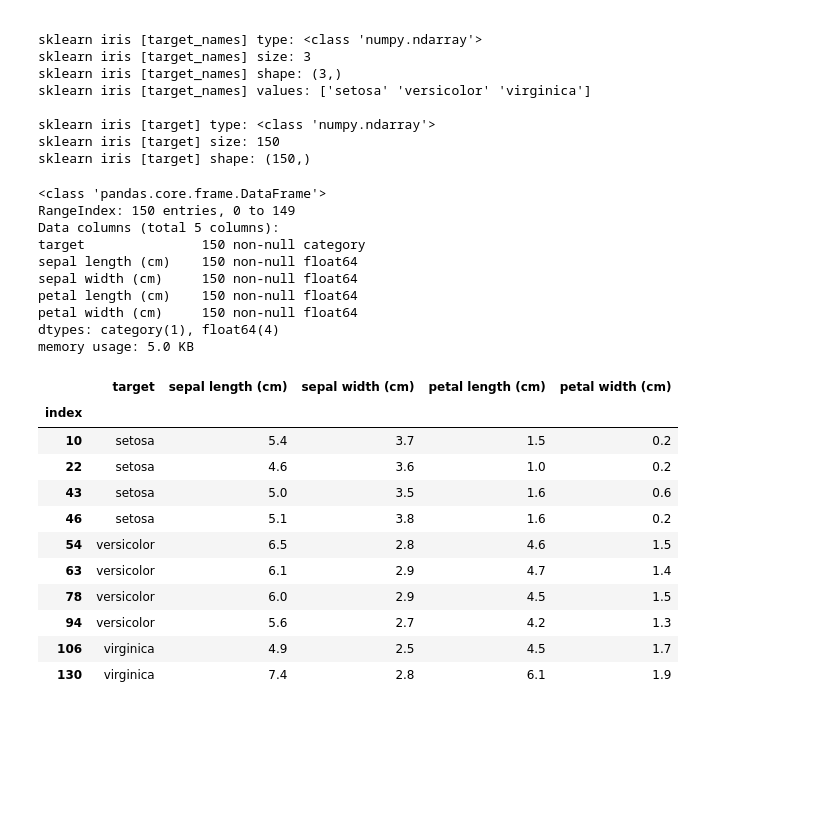
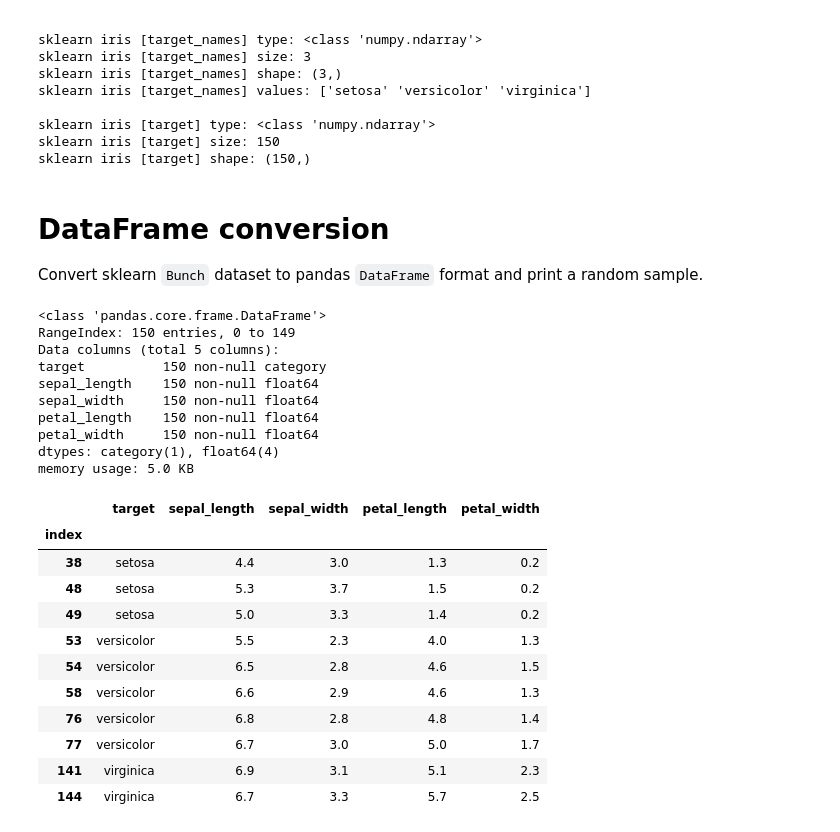
Before and after one commit to kchitresh123/hacker-stats, a Jupyter notebook: iris.ipynb, the cells around one changed output. Cells and saved outputs as stored; diff of their text form; code cells hidden in the pictures; blank space fills up the shorter version.

```diff
--- a/iris.ipynb
+++ b/iris.ipynb
@@ -64,52 +85,61 @@ sklearn iris [target_names] values: ['setosa' 'versicolor' 'virginica']
 sklearn iris [target] type: <class 'numpy.ndarray'>
 sklearn iris [target] size: 150
 sklearn iris [target] shape: (150,)
+# %% [markdown]
+# DataFrame conversion
+
+Convert sklearn `Bunch` dataset to pandas `DataFrame` format and print a random sample.
 # %%
-# Convert SKL Bunch object to a Pandas DataFrame object
-
+# Convert sklearn Bunch object to a pandas DataFrame object
 df_data = np.c_[iris["data"], iris["target"]]
-df_columns: object = iris['feature_names'] + ['target']
+df_columns: object = iris["feature_names"] + ["target"]
 df = pd.DataFrame(data=df_data, columns=df_columns)
 
 # Set DataFrame index column name
-
 df.index.name = "index"
 
+# Rename columns
+df.rename(columns={
+    "sepal length (cm)": "sepal_length",
+    "sepal width (cm)": "sepal_width",
+    "petal length (cm)": "petal_length",
+    "petal width (cm)": "petal_width",
+}, inplace=True)
+
 # Move the last [target] column to the first position
-
 df_columns = df.columns.tolist()
 df_columns = df_columns[-1:] + df_columns[:-1]
 df = df[df_columns]
 
 # Convert [target] column to a category
-
 df.target = df.target.astype(int)
 df.target = df.target.apply(str)
 df.target = df.target.map({"0": "setosa", "1": "versicolor", "2": "virginica"})
 df.target = df.target.astype("category")
 
+# Print properties and a random sample
 df.info()
 df.sample(10).sort_values(by=df.index.name)
 # %% [output]
 <class 'pandas.core.frame.DataFrame'>
 RangeIndex: 150 entries, 0 to 149
 Data columns (total 5 columns):
-target               150 non-null category
-sepal length (cm)    150 non-null float64
-sepal width (cm)     150 non-null float64
-petal length (cm)    150 non-null float64
-petal width (cm)     150 non-null float64
+target          150 non-null category
+sepal_length    150 non-null float64
+sepal_width     150 non-null float64
+petal_length    150 non-null float64
+petal_width     150 non-null float64
 dtypes: category(1), float64(4)
 memory usage: 5.0 KB
-|  | target | sepal length (cm) | sepal width (cm) | petal length (cm) | petal width (cm) |
+|  | target | sepal_length | sepal_width | petal_length | petal_width |
 | index |  |  |  |  |  |
-| 10 | setosa | 5.4 | 3.7 | 1.5 | 0.2 |
-| 22 | setosa | 4.6 | 3.6 | 1.0 | 0.2 |
-| 43 | setosa | 5.0 | 3.5 | 1.6 | 0.6 |
-| 46 | setosa | 5.1 | 3.8 | 1.6 | 0.2 |
+| 38 | setosa | 4.4 | 3.0 | 1.3 | 0.2 |
+| 48 | setosa | 5.3 | 3.7 | 1.5 | 0.2 |
+| 49 | setosa | 5.0 | 3.3 | 1.4 | 0.2 |
+| 53 | versicolor | 5.5 | 2.3 | 4.0 | 1.3 |
 | 54 | versicolor | 6.5 | 2.8 | 4.6 | 1.5 |
-| 63 | versicolor | 6.1 | 2.9 | 4.7 | 1.4 |
-| 78 | versicolor | 6.0 | 2.9 | 4.5 | 1.5 |
-| 94 | versicolor | 5.6 | 2.7 | 4.2 | 1.3 |
-| 106 | virginica | 4.9 | 2.5 | 4.5 | 1.7 |
-| 130 | virginica | 7.4 | 2.8 | 6.1 | 1.9 |
+| 58 | versicolor | 6.6 | 2.9 | 4.6 | 1.3 |
+| 76 | versicolor | 6.8 | 2.8 | 4.8 | 1.4 |
+| 77 | versicolor | 6.7 | 3.0 | 5.0 | 1.7 |
+| 141 | virginica | 6.9 | 3.1 | 5.1 | 2.3 |
+| 144 | virginica | 6.7 | 3.3 | 5.7 | 2.5 |
```
Also changed, not shown: parts of 10 cells of this notebook.
